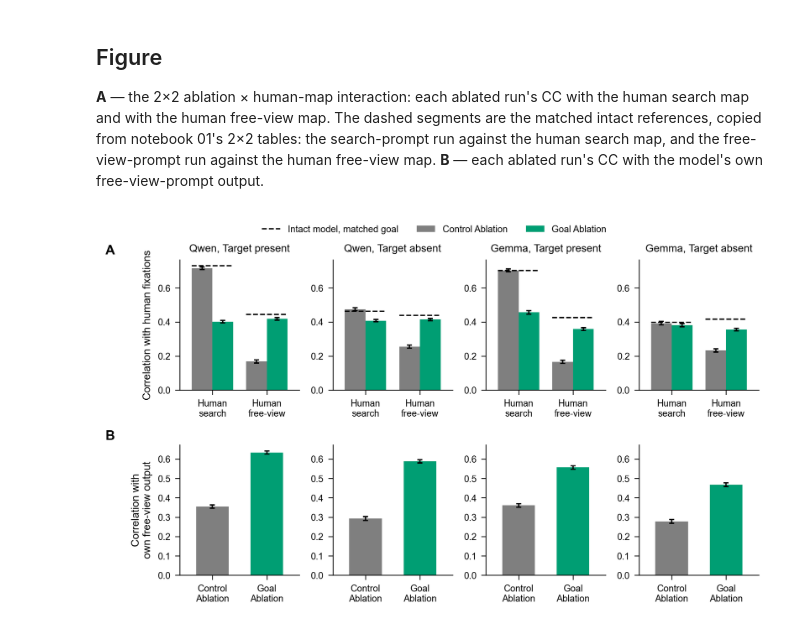
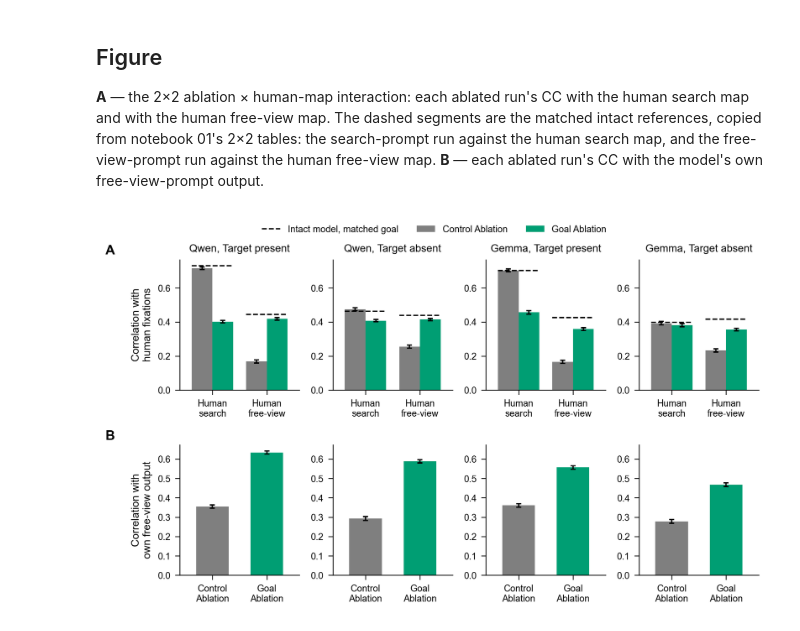
Before and after one commit to HanZhang-psych/VLM-goal-directed-attention, a Jupyter notebook: analysis/notebooks/02_goal_vs_format_ablation.ipynb, the cells around one changed output. Saved outputs shown, nothing was run; the diff lists cells and outputs as text; code cells hidden in the pictures.

```diff
--- a/analysis/notebooks/02_goal_vs_format_ablation.ipynb
+++ b/analysis/notebooks/02_goal_vs_format_ablation.ipynb
@@ -252,32 +252,32 @@ for col, (model, condition) in enumerate(CELLS):
     for xi, ref in zip(x, INTACT_REFERENCE[(model, condition)]):
         ax.hlines(ref, xi - width, xi + width, color='black', ls="--", lw=1.0,
                   label="Intact model, matched goal" if (col == 0 and xi == 0) else None)
     ax.set_xticks(x)
     ax.set_xticklabels([v.replace(" ", "\n") for v in HUMAN_MAPS.values()])
     ax.set_xlim(-0.6, len(HUMAN_MAPS) - 0.4)
     ax.set_title(title)
 
     # ---- B: ablation vs the model's own free-view output ----
     ax = axes[1, col]
     for run_index, run in enumerate(ABLATION_RUNS):
         m, c = mean_ci(cell[cell["run"] == run]["vs_freeview"])
         ax.bar(run_index, m, 0.6, yerr=c, capsize=2, color=RUN_COLORS[run])
     ax.set_xticks(range(len(ABLATION_RUNS)))
     ax.set_xticklabels([r.replace(" ", "\n") for r in ABLATION_RUNS])
     ax.set_xlim(-0.6, len(ABLATION_RUNS) - 0.4)
 
 for row in axes:
     lo = min(ax.get_ylim()[0] for ax in row); hi = max(ax.get_ylim()[1] for ax in row)
     for ax in row:
         ax.set_ylim(lo, hi)
 
-axes[0, 0].set_ylabel("Correlation with human fixations")
+axes[0, 0].set_ylabel("Correlation with\nhuman fixations")
 axes[1, 0].set_ylabel("Correlation with\nown free-view output")
 for label, ax in zip("AB", axes[:, 0]):
     ax.text(-0.62, 1.04, label, transform=ax.transAxes, fontsize=10, fontweight="bold")
 handles, labels = axes[0, 0].get_legend_handles_labels()
 fig.legend(handles, labels, ncol=3, loc="upper center", bbox_to_anchor=(0.5, 1.0))
 fig.tight_layout(rect=(0, 0, 1, 0.96))
 ablation_fig = fig
 # %% [output]
-[figure, old version]
+[figure, new version]
```
